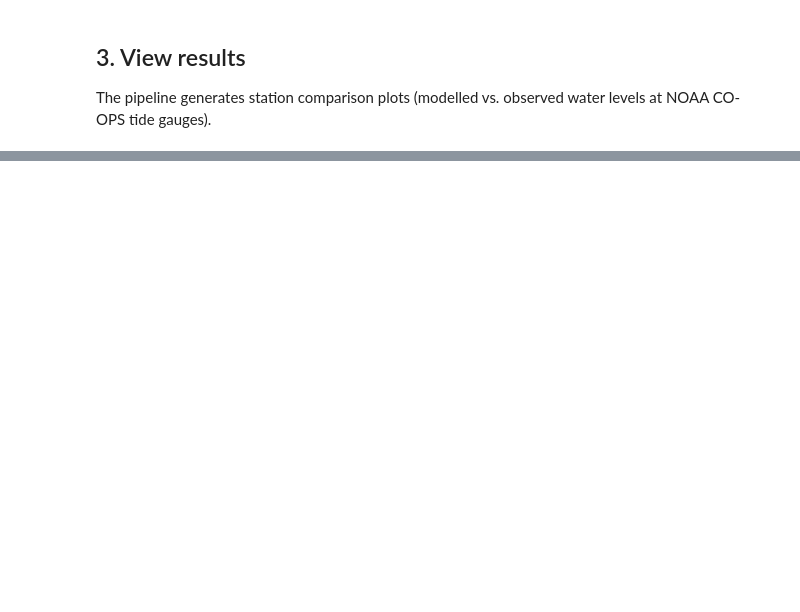
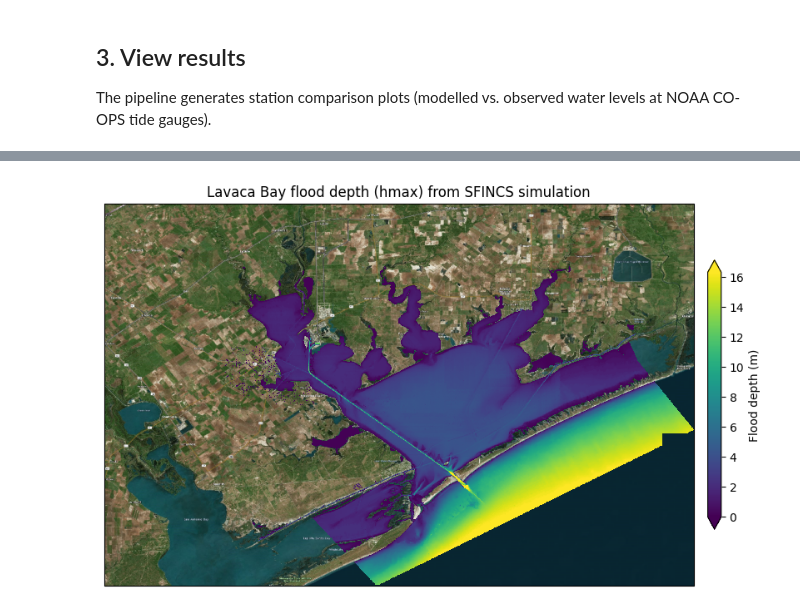
Before and after one commit to NGWPC/nwm-coastal, a Jupyter notebook: docs/examples/notebooks/lavaca_cli.ipynb, the cells around one changed output, grey strips where cells are left out. Saved outputs shown, nothing was run; the diff lists cells and outputs as text; code cells hidden in the pictures; blank space fills up the shorter version.

```diff
--- a/docs/examples/notebooks/lavaca_cli.ipynb
+++ b/docs/examples/notebooks/lavaca_cli.ipynb
@@ -189,0 +349,41 @@ for png in sorted(figs_dir.glob("stations_comparison_*.png")):
+# %%
+# Build a cartopy projection that matches the raster CRS.
+if raster_crs.is_projected:
+    proj = ccrs.epsg(raster_crs.to_epsg())
+    data_crs = proj
+else:
+    proj = ccrs.PlateCarree()
+    data_crs = ccrs.PlateCarree()
+
+extent = [bounds.left, bounds.right, bounds.bottom, bounds.top]
+
+fig = plt.figure(figsize=(11, 7))
+ax = fig.add_subplot(1, 1, 1, projection=proj)
+ax.set_extent(extent, crs=data_crs)
+
+# Satellite background tiles
+tiles = cimgt.QuadtreeTiles()
+ax.add_image(tiles, 12)
+
+# Overlay flood depth — use a masked array so cartopy renders
+# invalid pixels as fully transparent over the satellite tiles.
+cmap = plt.cm.viridis.copy()
+cmap.set_bad(alpha=0)
+hmax_plot = np.ma.masked_invalid(hmax_masked)
+
+im = ax.imshow(
+    hmax_plot,
+    extent=extent,
+    origin="upper",
+    transform=data_crs,
+    cmap=cmap,
+    vmin=0,
+    vmax=np.nanpercentile(hmax_masked, 98),
+    interpolation="nearest",
+    zorder=2,
+)
+fig.colorbar(im, ax=ax, label="Flood depth (m)", shrink=0.6, pad=0.02, extend="both")
+ax.set_title("Lavaca Bay flood depth (hmax) from SFINCS simulation")
+plt.show()
+# %% [output]
+[figure, added]
```
Also changed, not shown: parts of 13 cells of this notebook, 7 other files.
